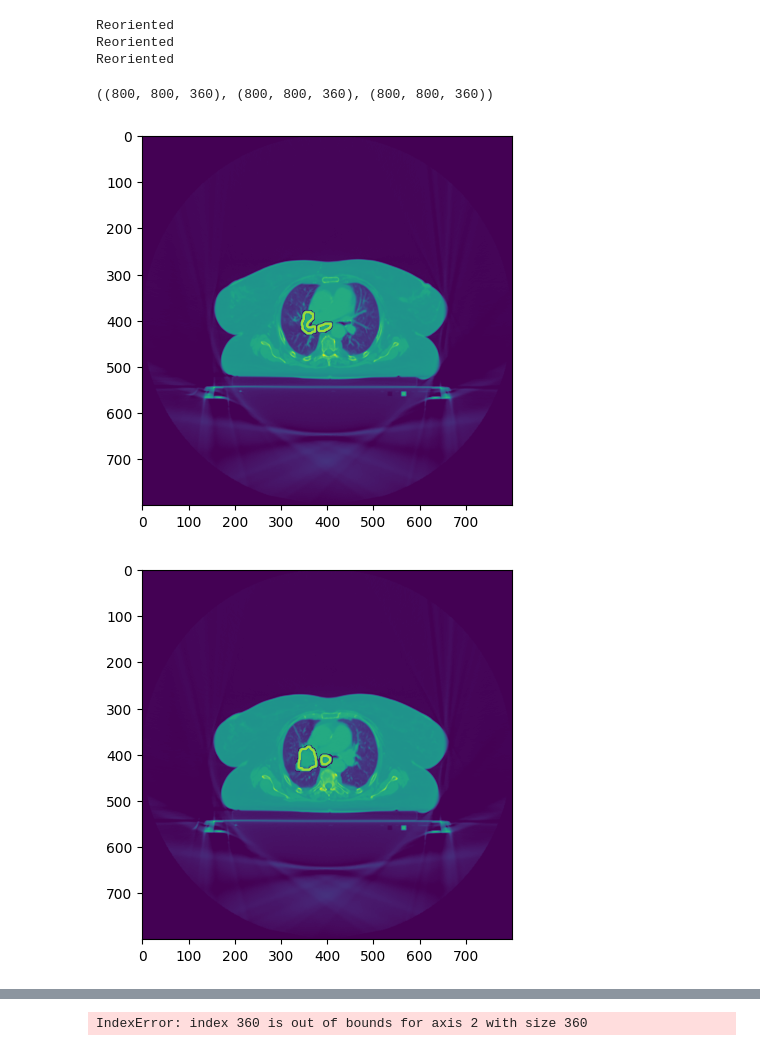
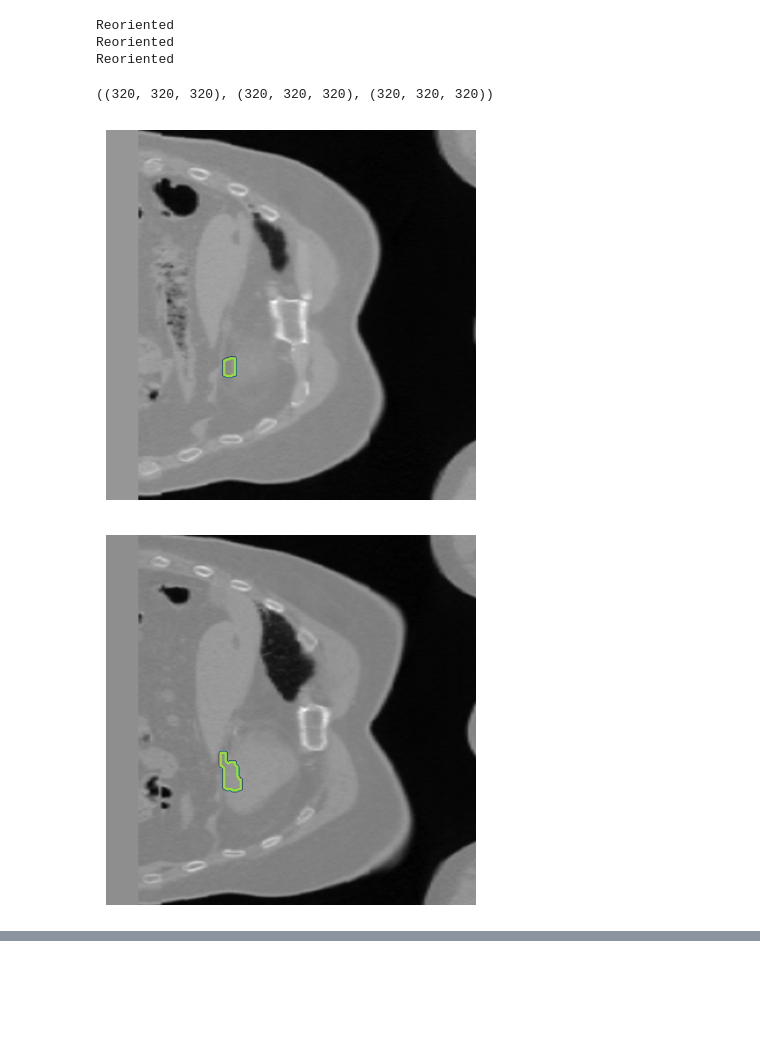
Before and after one commit to ldelaoa/DataPreProc, a Jupyter notebook: SimpleDisplay.ipynb, the cells around one changed output, grey strips where cells are left out. Cells and saved outputs as stored; diff of their text form; code cells hidden in the pictures; blank space fills up the shorter version.

```diff
--- a/SimpleDisplay.ipynb
+++ b/SimpleDisplay.ipynb
@@ -68,17 +86,17 @@ from DataPreProcTumor import *
 from SaveFuns import *
 import logging
 # %%
-root = "//zkh/appdata/RTDicom/Projectline_modelling_lung_cancer/Users/Luis/CT_ITV_GTV_XBP_Nii/"
-Px = "948299/"
+root = "//zkh/appdata/RTDicom/Projectline_modelling_lung_cancer/Users/Luis/CT_ITV_GTV_XBP_Nii_Processed/"
+Px = "10539/"
 
 #aveImages = "5_4d_thorax_20__20__i30f__3__average_ct_PlanCT_CTProcessed.nii.gz"
-aveImages = "5_4d_thorax_20__20__efov__average_ct.nii.gz"
+aveImages = "106_t60pr55_-_65ar67_-_107_bp60_CTProcessed.nii.gz"
 
 #aveLungImg = "5_4d_thorax_20__20__i30f__3__average_ct_PlanCT_LungProcessed.nii.gz"
 #aveLungImg = "4_4dthorax_rctp01_20__i30s__3__average_ct___imar___imar_PlanCT_LungProcessed.nii.gz"
 
-itvp = "ITVtumor.nii.gz"
-itvn = "ITVklieren.nii.gz"
+itvp = "GTVp_GTProcessed.nii.gz"
+itvn = "GTVn_GTProcessed.nii.gz"
 # %%
 currCTs = [os.path.join(root,Px,aveImages)]
 itvTumor = [os.path.join(root,Px,itvp)]
@@ -103,14 +121,14 @@ Reoriented
 # %%
 itvTumorResolution.shape,itvNodesResolution.shape,ctResolution.shape
 # %% [output]
-((800, 800, 360), (800, 800, 360), (800, 800, 360))
+((320, 320, 320), (320, 320, 320), (320, 320, 320))
 # %%
-for i in range(0,473,10):
-    if np.sum(itvTumorResolution[:,:,i])>0:
-        plt.imshow(ctResolution[:,:,i])
-        plt.contour(itvTumorResolution[:,:,i])
-        plt.contour(itvNodesResolution[:,:,i])
+for i in range(0,320,10):
+    if np.sum(itvTumorResolution[:,i,:])>0:
+        plt.imshow(ctResolution[:,i,:],cmap="gray"),plt.axis("off")
+        plt.contour(itvTumorResolution[:,i,:])
+        plt.contour(itvNodesResolution[:,i,:])
         plt.show()
 # %% [output]
-[figure, old version]
+[figure, new version]
-[figure, old version]
+[figure, new version]
@@ -123 +138,0 @@ for i in range(0,473,10):
-IndexError: index 360 is out of bounds for axis 2 with size 360
```
Also changed, not shown: parts of 4 cells of this notebook, 2 other files.
